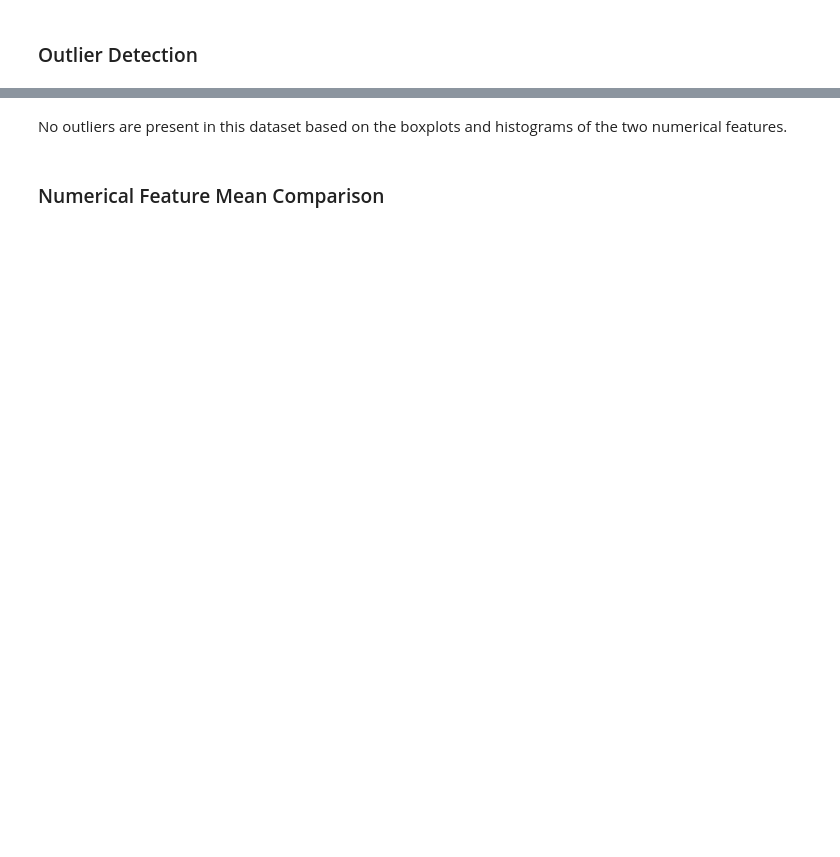
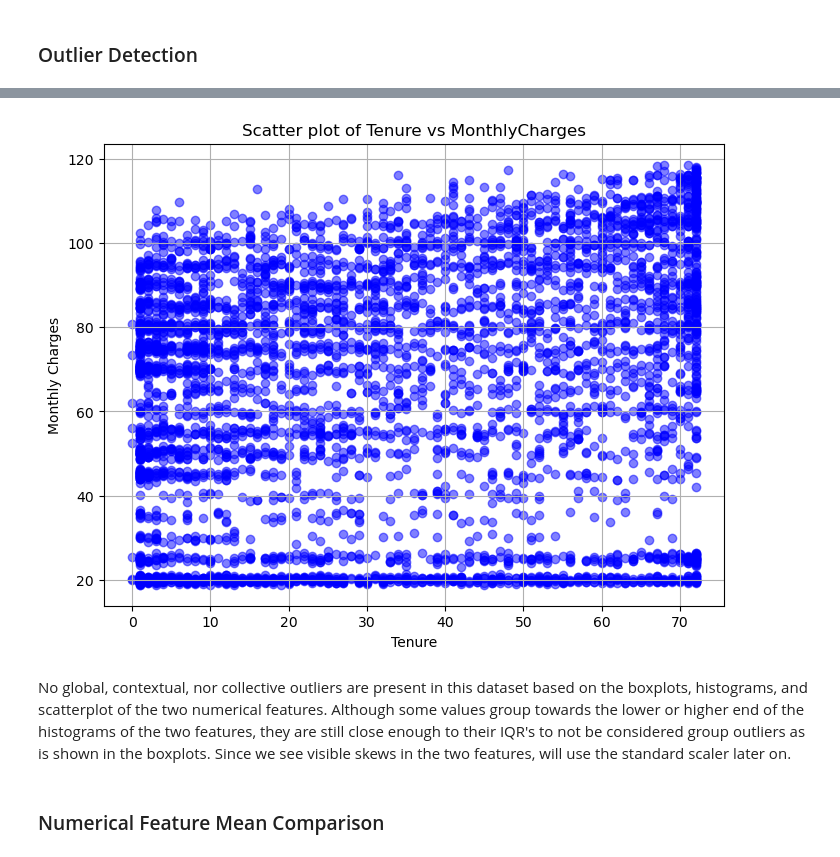
Before and after one commit to randyprawiro/MachineLearning-CloudComputingCapstone, a Jupyter notebook: Capstone_mlcc.ipynb, the cells around one changed output, grey strips where cells are left out. Cells and saved outputs as stored; diff of their text form; code cells hidden in the pictures; blank space fills up the shorter version.

```diff
--- a/Capstone_mlcc.ipynb
+++ b/Capstone_mlcc.ipynb
@@ -247,5 +241,16 @@ plt.show()
-# %% [markdown]
-No outliers are present in this dataset based on the boxplots and histograms of the two numerical features.
+# %%
+# Scatter plot
+plt.figure(figsize=(8, 6))
+plt.scatter(telco['Tenure'], telco['MonthlyCharges'], color='b', alpha=0.5)
+plt.title('Scatter plot of Tenure vs MonthlyCharges')
+plt.xlabel('Tenure')
+plt.ylabel('Monthly Charges')
+plt.grid(True)
+plt.show()
+# %% [output]
+[figure, added]
+# %% [markdown]
+No global, contextual, nor collective outliers are present in this dataset based on the boxplots, histograms, and scatterplot of the two numerical features. Although some values group towards the lower or higher end of the histograms of the two features, they are still close enough to their IQR's to not be considered group outliers as is shown in the boxplots. Since we see visible skews in the two features, will use the standard scaler later on.
 # %% [markdown]
 ### Numerical Feature Mean Comparison
 # %%
```
Also changed, not shown: parts of 12 cells of this notebook.
